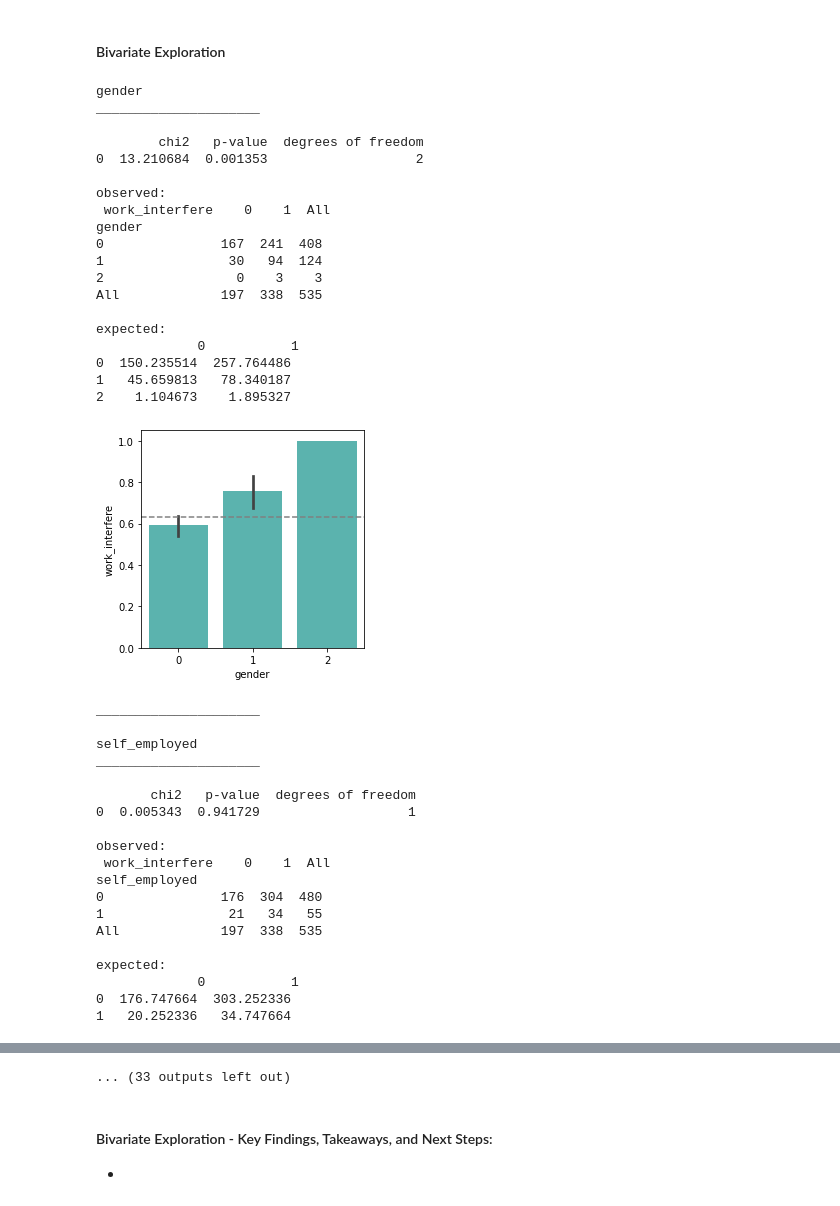
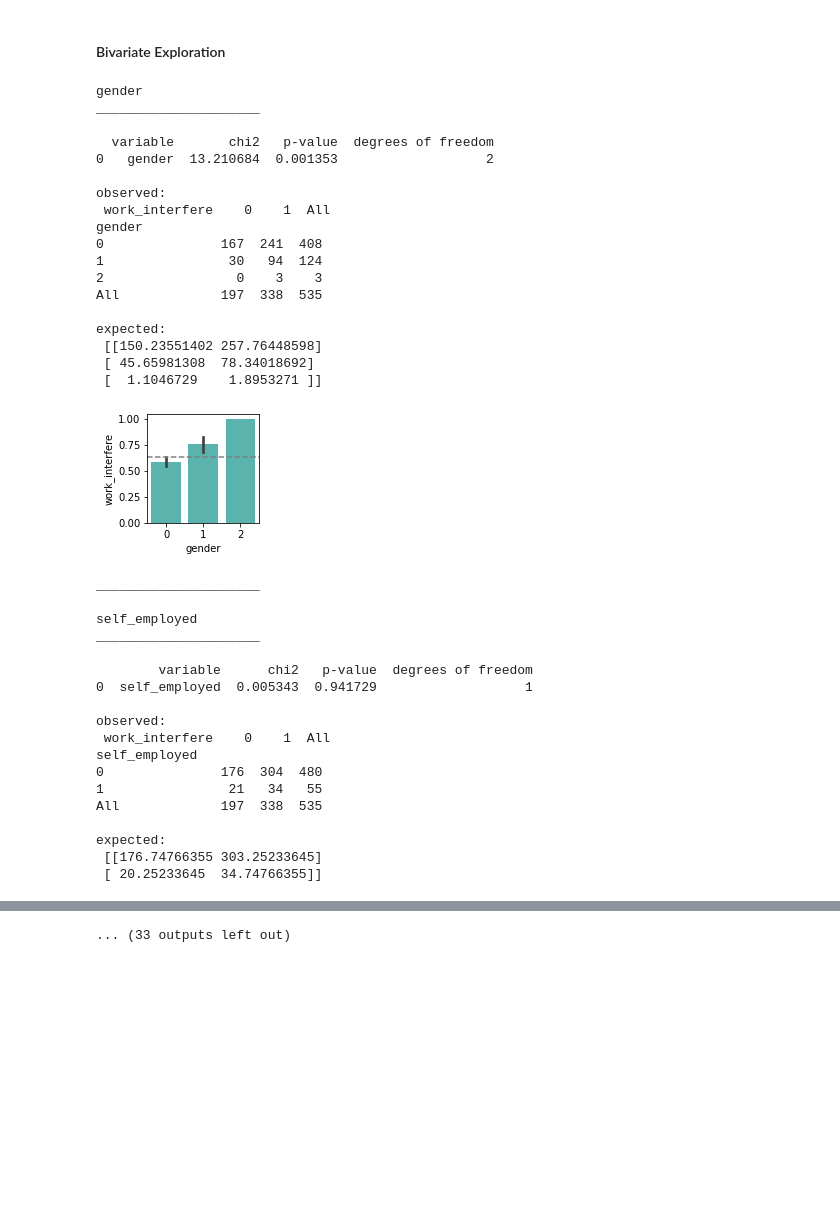
Before and after one commit to Mental-Health-In-Tech/tech-blues-capstone, a Jupyter notebook: tyler_scratchpad.ipynb, the cells around one changed output, grey strips where cells are left out. Drawn from its saved outputs; the diff is of its cells as text; code cells hidden in the pictures; blank space fills up the shorter version.

Commit message:
testing bivariate functions

```diff
--- a/tyler_scratchpad.ipynb
+++ b/tyler_scratchpad.ipynb
@@ -194,35 +194,34 @@ _________________________________________________________________
 # %% [markdown]
 #### Bivariate Exploration
 # %%
-explore.explore_bivariate(train, 'work_interfere')
+metric_df = tyler_explore.explore_bivariate(train, 'work_interfere')
 # %% [output]
 gender
 _____________________
 
-        chi2   p-value  degrees of freedom
-0  13.210684  0.001353                   2
+  variable       chi2   p-value  degrees of freedom
+0   gender  13.210684  0.001353                   2
 
 observed:
  work_interfere    0    1  All
 gender
 0               167  241  408
 1                30   94  124
 2                 0    3    3
 All             197  338  535
 
 expected:
-             0           1
-0  150.235514  257.764486
-1   45.659813   78.340187
-2    1.104673    1.895327
+ [[150.23551402 257.76448598]
+ [ 45.65981308  78.34018692]
+ [  1.1046729    1.8953271 ]]
-[figure, old version]
+[figure, new version]
 _____________________
 
 self_employed
 _____________________
 
-       chi2   p-value  degrees of freedom
-0  0.005343  0.941729                   1
+        variable      chi2   p-value  degrees of freedom
+0  self_employed  0.005343  0.941729                   1
 
 observed:
  work_interfere    0    1  All
@@ -232,6 +231,5 @@ self_employed
 All             197  338  535
 
 expected:
-             0           1
-0  176.747664  303.252336
-1   20.252336   34.747664
+ [[176.74766355 303.25233645]
+ [ 20.25233645  34.74766355]]
@@ -317,4 +312 @@ expected:
 ... (33 outputs left out)
-# %% [markdown]
-#### Bivariate Exploration - Key Findings, Takeaways, and Next Steps:
--
```
Also changed, not shown: parts of 4 cells of this notebook.
